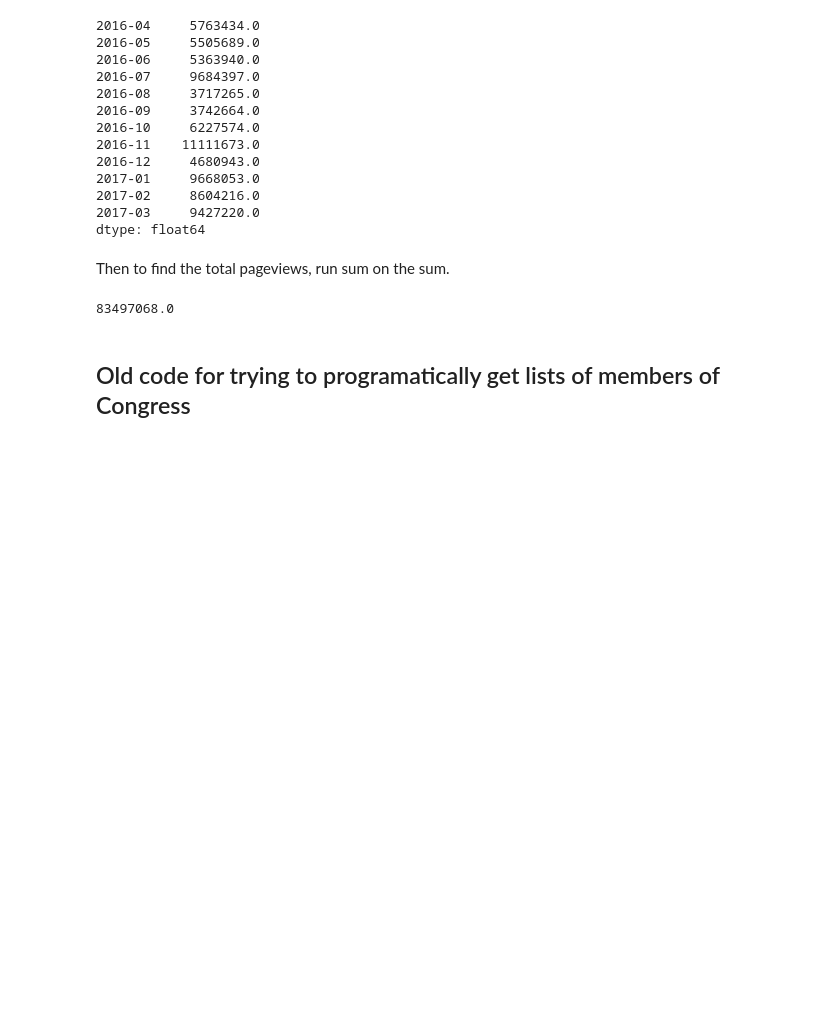
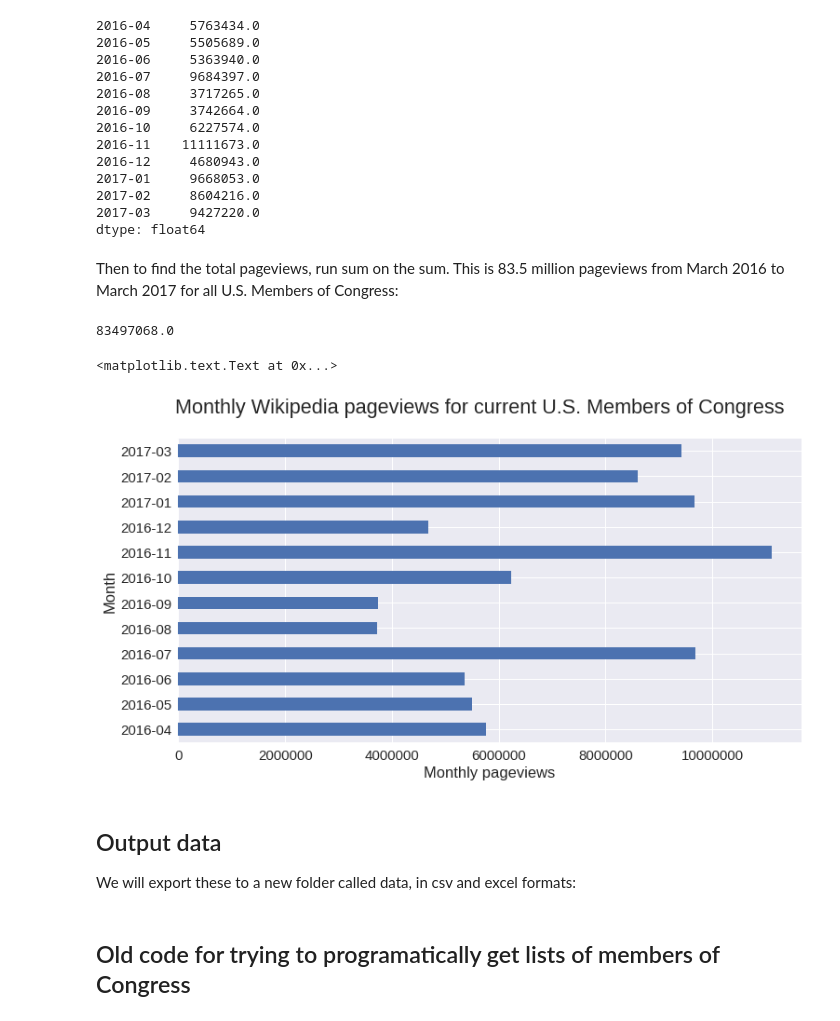
Before and after one commit to staeiou/wiki-stat-notebooks, a Jupyter notebook: pageviews/pageviews-congress.ipynb, the cells around one changed output. Saved outputs shown, nothing was run; the diff lists cells and outputs as text; code cells hidden in the pictures; blank space fills up the shorter version.

Commit message:
update for more documentation and output files

```diff
--- a/pageviews/pageviews-congress.ipynb
+++ b/pageviews/pageviews-congress.ipynb
@@ -224,8 +280,22 @@ congress_monthly_sum
 2017-03     9427220.0
 dtype: float64
 # %% [markdown]
-Then to find the total pageviews, run sum on the sum.
+Then to find the total pageviews, run sum on the sum. This is 83.5 million pageviews from March 2016 to March 2017 for all U.S. Members of Congress:
 # %%
 congress_monthly_sum.sum()
 # %% [output]
 83497068.0
+# %%
+fig = plt.figure()
+fig.suptitle("Monthly Wikipedia pageviews for current U.S. Members of Congress")
+plt.ticklabel_format(style = 'plain')
+ax = congress_monthly_sum.plot(kind='barh', figsize=[12,6])
+ax.set_xlabel("Monthly pageviews")
+ax.set_ylabel("Month")
+# %% [output]
+<matplotlib.text.Text at 0x...>
+[figure, added]
+# %% [markdown]
+## Output data
+
+We will export these to a new folder called data, in csv and excel formats:
```
Also changed, not shown: parts of 26 cells of this notebook, 5 other files.
